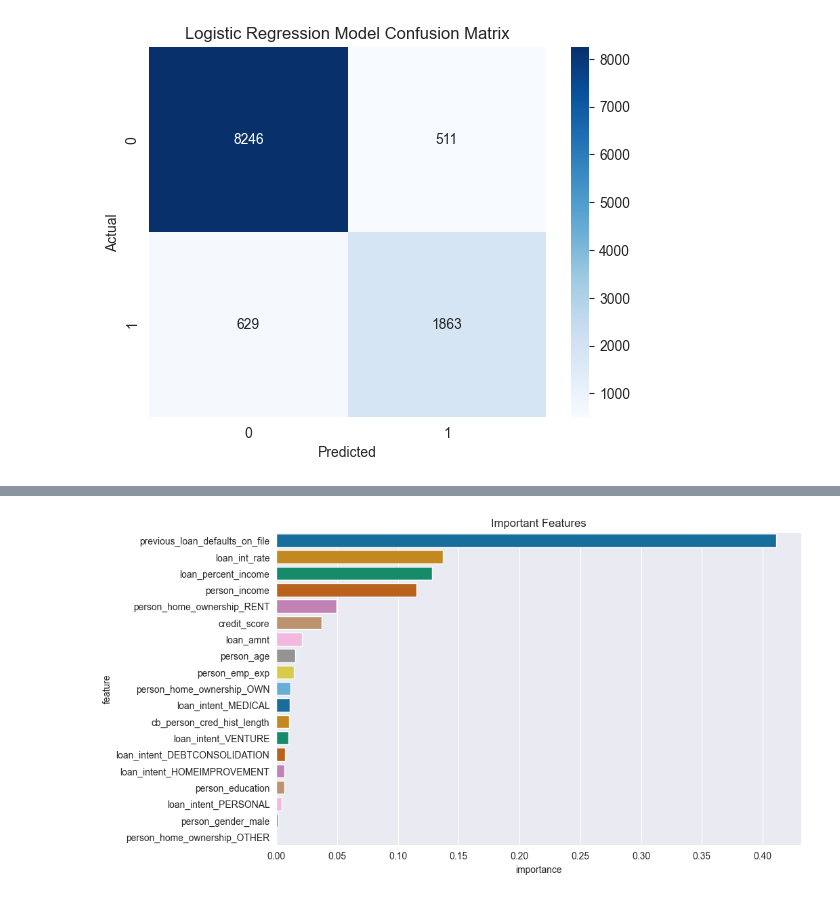
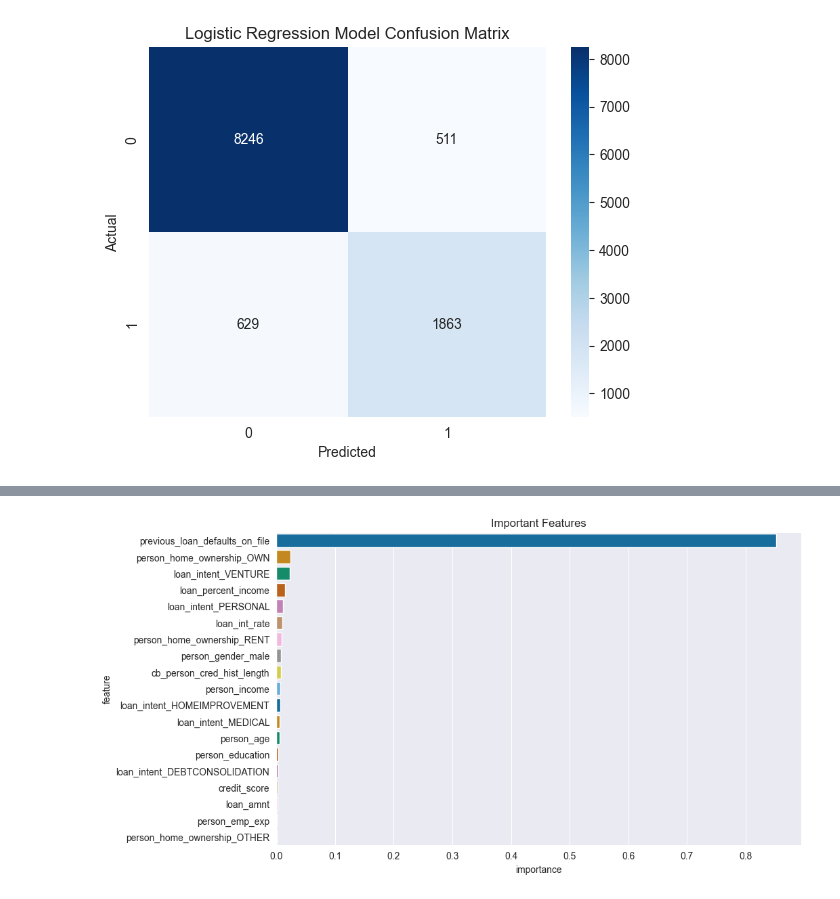
Before and after one commit to Patoh254code/Credit_Risk_Analysis, a Jupyter notebook: index.ipynb, the cells around one changed output, grey strips where cells are left out. Drawn from its saved outputs; the diff is of its cells as text; code cells hidden in the pictures.

```diff
--- a/index.ipynb
+++ b/index.ipynb
@@ -781,6 +586,7 @@ dct_scaled_grid = GridSearchCV(estimator=dct_scaled,
                        param_grid=dct_params,
                        scoring='recall',
                        cv=5,
+                       verbose=1,
                        n_jobs=-1)
 
 dct_scaled_grid.fit(X_train_scaled, y_train)
@@ -929,0 +636,30 @@ weighted avg       0.88      0.74      0.76     11249
+# %%
+# Balance classes using SMOTE
+sm = SMOTE(random_state=42)
+X_train_smote, y_train_smote = sm.fit_resample(X_train, y_train)
+
+# Normalize
+scaler = MinMaxScaler()
+X_train_scaled = scaler.fit_transform(X_train_smote)
+X_test_scaled = scaler.transform(X_test)
+
+# train the model
+xg_smote = XGBClassifier()
+xg_smote.fit(X_train_scaled, y_train_smote)
+y_pred_xg_smote = xg_smote.predict(X_test_scaled)
+
+# Auc score
+scaled_score = xg_smote.predict_proba(X_test_scaled)[:, 1]
+test_fpr_xg_smote, test_tpr_xg_smote, thresh = roc_curve(y_test, scaled_score)
+smote_auc_xg = auc(test_fpr_xg_smote, test_tpr_xg_smote)
+
+print(f"AUC score: {smote_auc_xg}")
+print(classification_report(y_true=y_test, y_pred=y_pred_xg_smote))
+
+# confusion matrix for the predictions
+cfm = confusion_matrix(y_true=y_test, y_pred=y_pred_xg_smote)
+sns.heatmap(cfm, fmt='d', annot=True, cmap="Blues")
+plt.title("XGB Classifier Model Confusion Matrix")
+plt.ylabel('Actual')
+plt.xlabel('Predicted')
+plt.show()
@@ -1033,15 +872,22 @@ Why?
 # %%
 # create a dataframe of the feature importance
-feature_importance = pd.DataFrame({'feature': X_train.columns,'importance': best_dct_scaled.feature_importances_}).sort_values(by='importance',ascending=False)
+feature_importance = (pd.DataFrame({'feature': X_train.columns,
+                                    'importance': xg_smote.feature_importances_}
+                                    ).sort_values(by='importance',ascending=False))
 # feature_importance
 
 # Importance features
 plt.figure(figsize=(10, 6))
-sns.barplot(data= feature_importance, x='importance', y='feature', hue='feature', palette='colorblind', legend=False )
+sns.barplot(data= feature_importance,
+            x='importance',
+            y='feature',
+            hue='feature',
+            palette='colorblind',
+            legend=False )
 plt.title("Important Features")
 
 #save
 plt.savefig("images/feature_importance.png", dpi=300, bbox_inches='tight')
 # %% [output]
-[figure, old version]
+[figure, new version]
 # %% [markdown]
```
Also changed, not shown: parts of 41 cells of this notebook.
